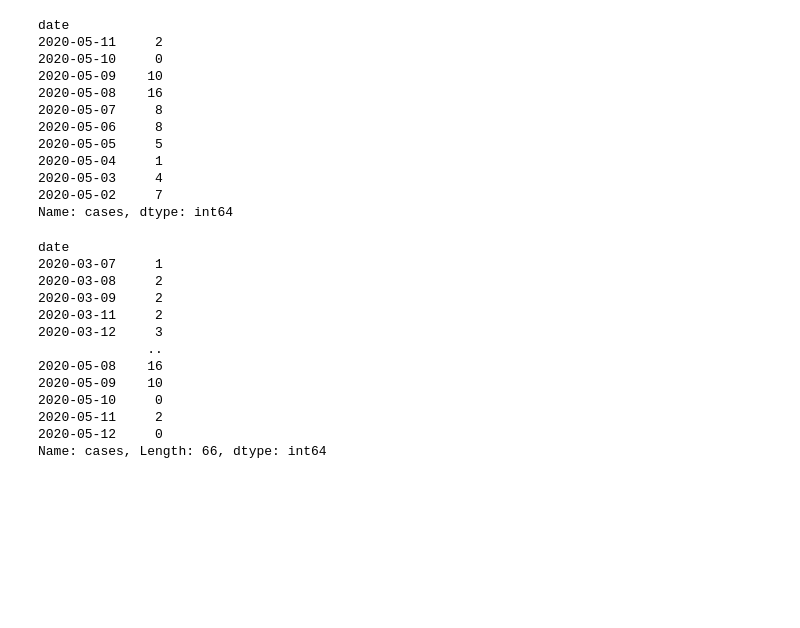
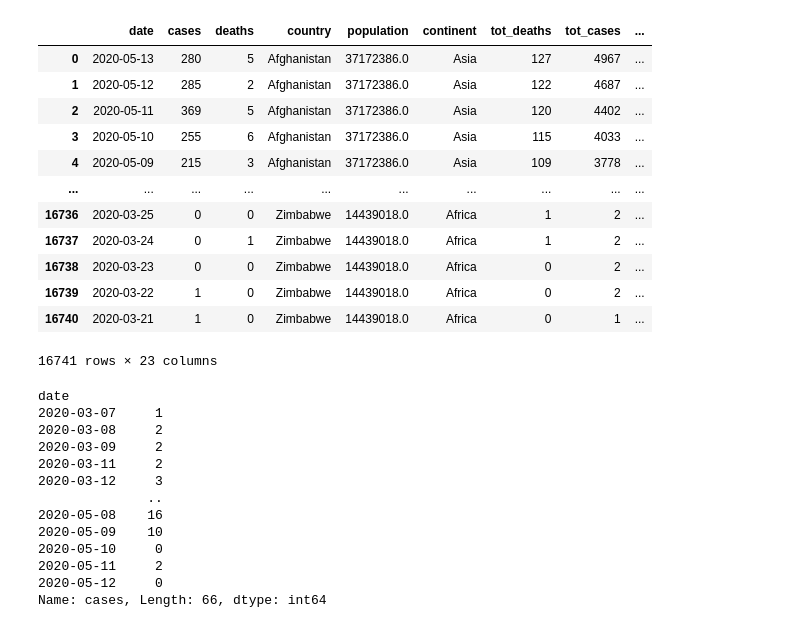
Before and after one commit to silverfield/corona-vis, a Jupyter notebook: nbs/process.ipynb, the cells around one changed output. Saved outputs shown, nothing was run; the diff lists cells and outputs as text; code cells hidden in the pictures; blank space fills up the shorter version.

```diff
--- a/nbs/process.ipynb
+++ b/nbs/process.ipynb
@@ -19,20 +17,21 @@ covid_df = get_covid_df()
-# %%
-covid_df[covid_df['country'] == 'Slovakia'].set_index('date')['cases'].head(10)
-# %% [output]
-date
-2020-05-11     2
-2020-05-10     0
-2020-05-09    10
-2020-05-08    16
-2020-05-07     8
-2020-05-06     8
-2020-05-05     5
-2020-05-04     1
-2020-05-03     4
-2020-05-02     7
-Name: cases, dtype: int64
 # %%
 df = get_final_df()
+# %%
+df[]
+# %% [output]
+|  | date | cases | deaths | country | population | continent | tot_deaths | tot_cases | ... |
+| 0 | 2020-05-13 | 280 | 5 | Afghanistan | 37172386.0 | Asia | 127 | 4967 | ... |
+| 1 | 2020-05-12 | 285 | 2 | Afghanistan | 37172386.0 | Asia | 122 | 4687 | ... |
+| 2 | 2020-05-11 | 369 | 5 | Afghanistan | 37172386.0 | Asia | 120 | 4402 | ... |
+| 3 | 2020-05-10 | 255 | 6 | Afghanistan | 37172386.0 | Asia | 115 | 4033 | ... |
+| 4 | 2020-05-09 | 215 | 3 | Afghanistan | 37172386.0 | Asia | 109 | 3778 | ... |
+| ... | ... | ... | ... | ... | ... | ... | ... | ... | ... |
+| 16736 | 2020-03-25 | 0 | 0 | Zimbabwe | 14439018.0 | Africa | 1 | 2 | ... |
+| 16737 | 2020-03-24 | 0 | 1 | Zimbabwe | 14439018.0 | Africa | 1 | 2 | ... |
+| 16738 | 2020-03-23 | 0 | 0 | Zimbabwe | 14439018.0 | Africa | 0 | 2 | ... |
+| 16739 | 2020-03-22 | 1 | 0 | Zimbabwe | 14439018.0 | Africa | 0 | 2 | ... |
+| 16740 | 2020-03-21 | 1 | 0 | Zimbabwe | 14439018.0 | Africa | 0 | 1 | ... |
+16741 rows × 23 columns
 # %%
 df[df['country'] == 'Slovakia'].set_index('date').sort_index()['cases']
 # %% [output]
```
Also changed, not shown: parts of 3 cells of this notebook, 7 other files.
